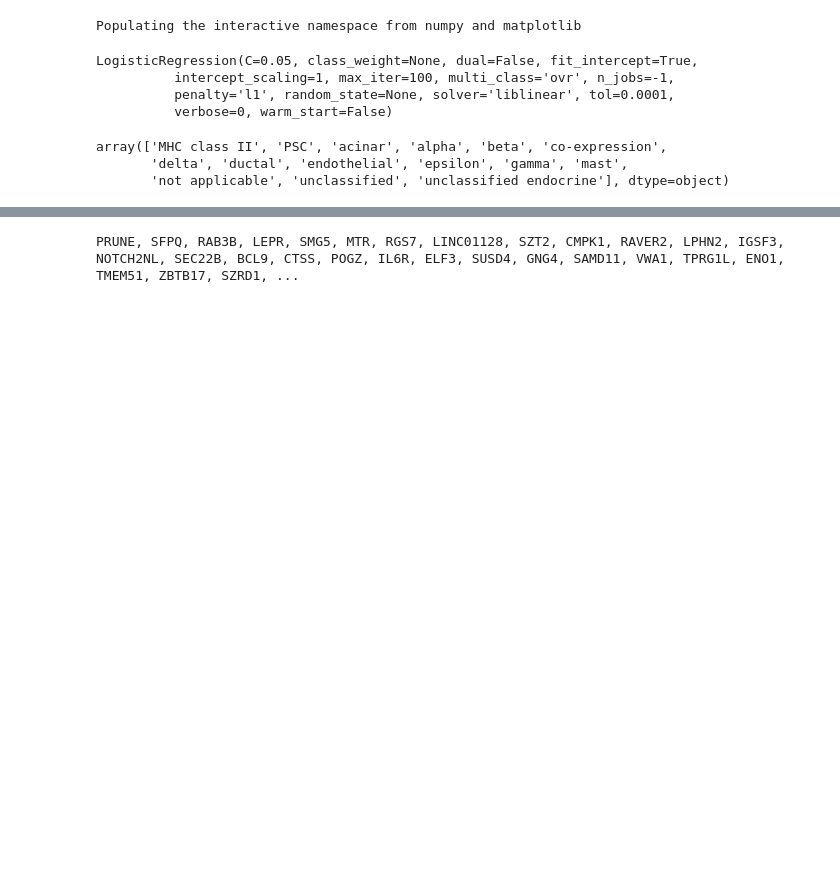
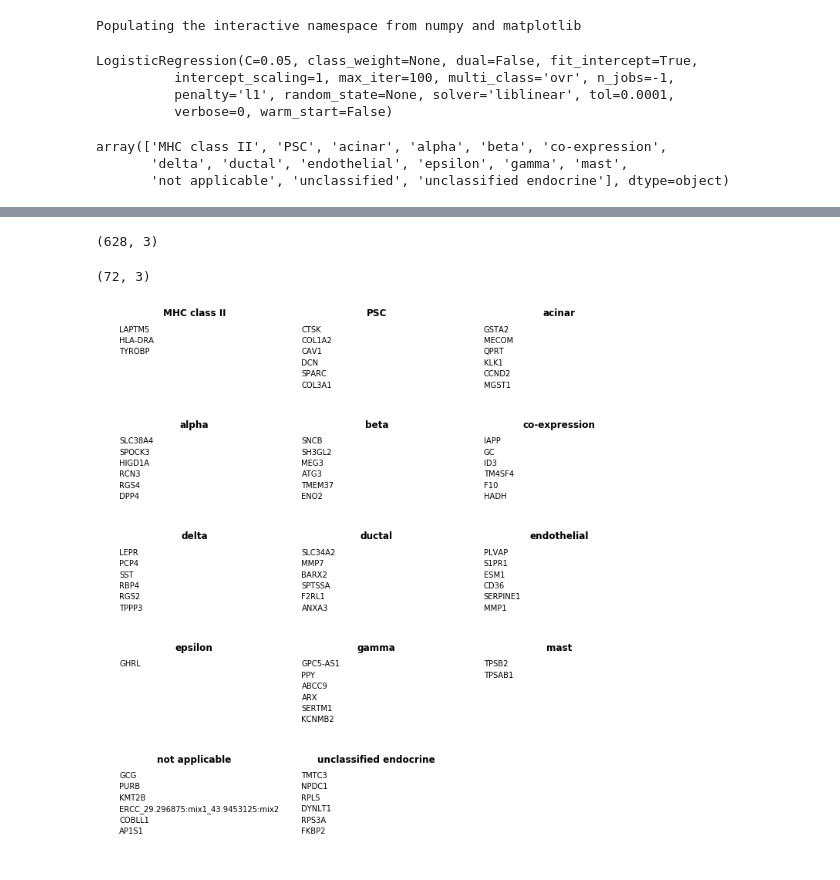
Before and after one commit to vals/scRNA-seq-supervised-classification, a Jupyter notebook: Linear model.ipynb, the cells around one changed output, grey strips where cells are left out. Cells and saved outputs as stored; diff of their text form; code cells hidden in the pictures; blank space fills up the shorter version.

```diff
--- a/Linear model.ipynb
+++ b/Linear model.ipynb
@@ -89,5 +82,0 @@ sparsity
-# %%
-for i in s_expr.index[np.any(lr.coef_ > 0., 0)]:
-    print(i, end=', ')
-# %% [output]
-PRUNE, SFPQ, RAB3B, LEPR, SMG5, MTR, RGS7, LINC01128, SZT2, CMPK1, RAVER2, LPHN2, IGSF3, NOTCH2NL, SEC22B, BCL9, CTSS, POGZ, IL6R, ELF3, SUSD4, GNG4, SAMD11, VWA1, TPRG1L, ENO1, TMEM51, ZBTB17, SZRD1, ...
@@ -94,2 +89,33 @@ PRUNE, SFPQ, RAB3B, LEPR, SMG5, MTR, RGS7, LINC01128, SZT2, CMPK1, RAVER2, LPHN2
+# %%
+marker_genes.query('weight > 0.').shape
+# %% [output]
+(628, 3)
+# %%
+top_markers = \
+marker_genes \
+    .query('weight > 0.') \
+    .sort_values('weight', ascending=False) \
+    .groupby('cell_type') \
+    .head(6) \
+    .sort_values(['cell_type', 'weight'], ascending=[True, False])
+# %%
+top_markers.shape
+# %% [output]
+(72, 3)
+# %%
+figsize(10, 20)
+for i, m in enumerate(top_markers.cell_type.unique()):
+    plt.subplot(10, 3, i + 1)
+    g = top_markers.query('cell_type == @m')
+    plt.title(m, size=12, weight='bold')
+    for j, gn in enumerate(g.gene):
+        plt.annotate(gn, (0, 0.2 * j), )
+
+    plt.axis('off')
+    plt.ylim(6 * 0.2, -0.2)
+
+plt.tight_layout()
+# %% [output]
+[figure, added]
 # %%
 shift_idx = y_train.argsort()
```
Also changed, not shown: parts of 58 cells of this notebook.
